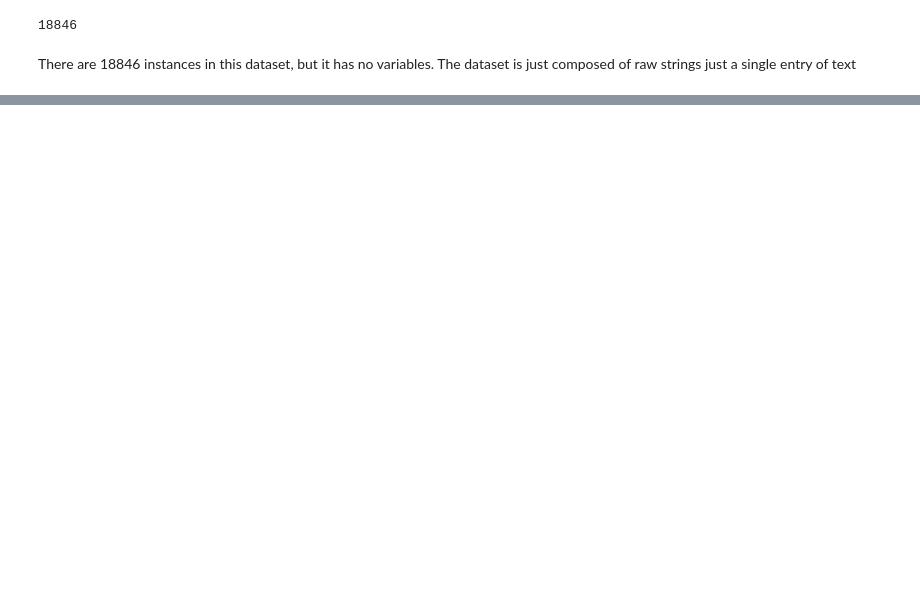
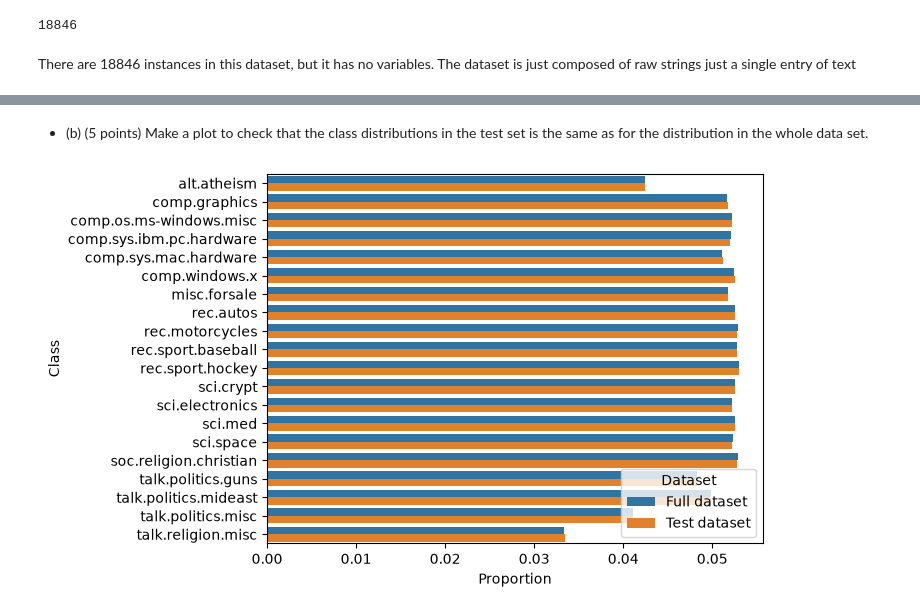
Before and after one commit to kormakursnorra/MachineLearningRepo, a Jupyter notebook: Lab3/Lab3.ipynb, the cells around one changed output, grey strips where cells are left out. Cells and saved outputs as stored; diff of their text form; code cells hidden in the pictures; blank space fills up the shorter version.

```diff
--- a/Lab3/Lab3.ipynb
+++ b/Lab3/Lab3.ipynb
@@ -33,0 +86,35 @@ comp.sys.ibm.pc.hardware
+# %%
+from sklearn.model_selection import train_test_split
+
+dfTrain, dfTest = train_test_split(
+    df,
+    test_size=0.2,
+    random_state=200,
+    stratify=df['target']
+)
+dfTrain = dfTrain.reset_index(drop=True)
+dfTest = dfTest.reset_index(drop=True)
+# %% [markdown]
+- (b) (5 points) Make a plot to check that the class distributions in the test set is the same as for the distribution in the whole data set.
+# %%
+dist = pd.DataFrame({
+    "Full dataset": df['category'].value_counts(normalize=True),
+    "Test dataset": dfTest['category'].value_counts(normalize=True)
+}).reset_index()
+
+dist = dist.rename(columns={'category': 'Class'})
+dist = dist.melt(
+    id_vars='Class',
+    var_name='Dataset',
+    value_name='Proportion'
+)
+
+sns.barplot(
+    data=dist,
+    y='Class',
+    x='Proportion',
+    hue='Dataset'
+)
+plt.show()
+# %% [output]
+[figure, added]
```
Also changed, not shown: parts of 13 cells of this notebook.
